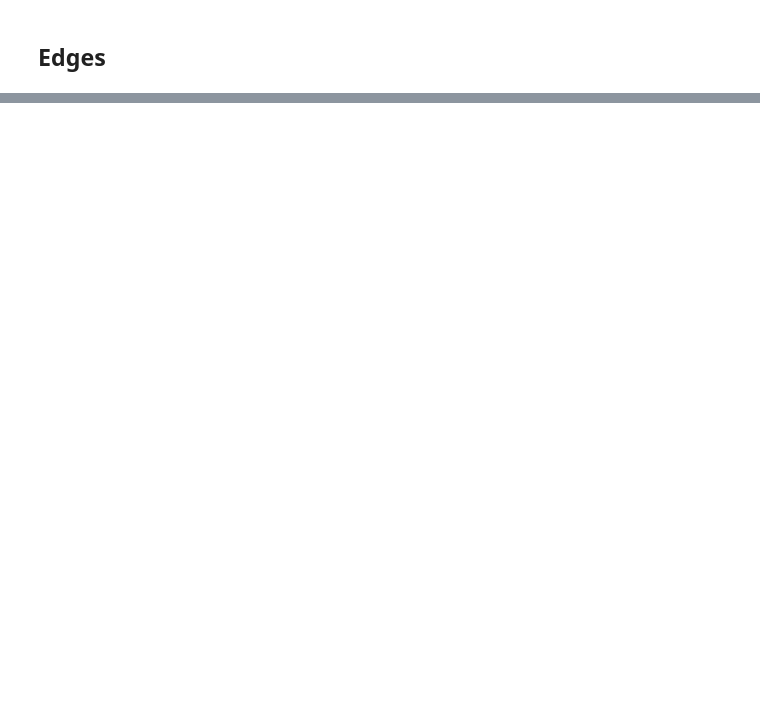
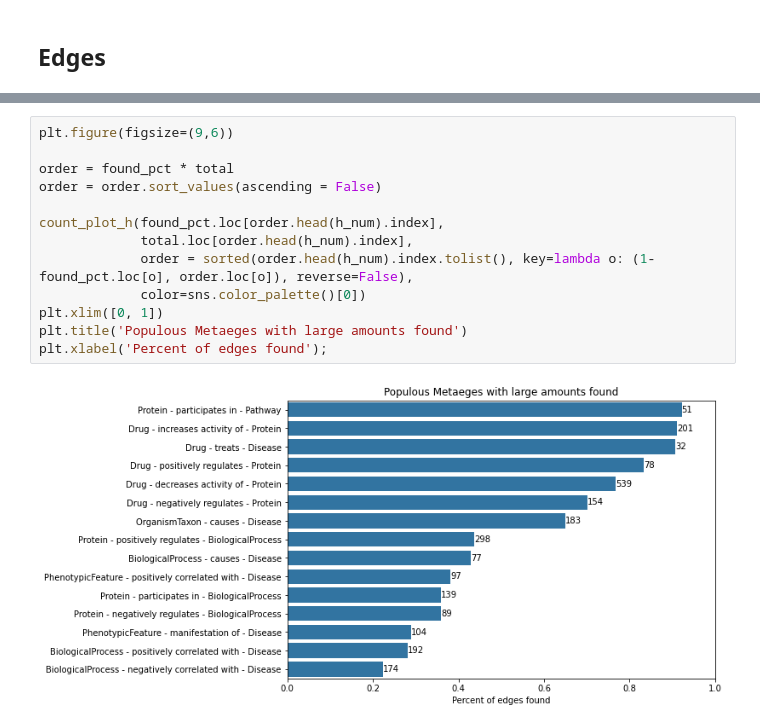
Before and after one commit to SuLab/DMDB_Analysis, a Jupyter notebook: 1_code/4_dmdb_bte_trapi_analysis.ipynb, the cells around one changed output, grey strips where cells are left out. Drawn from its saved outputs; the diff is of its cells as text; blank space fills up the shorter version.

```diff
--- a/1_code/4_dmdb_bte_trapi_analysis.ipynb
+++ b/1_code/4_dmdb_bte_trapi_analysis.ipynb
@@ -439,0 +345,15 @@ out
+# %%
+plt.figure(figsize=(9,6))
+
+order = found_pct * total
+order = order.sort_values(ascending = False)
+
+count_plot_h(found_pct.loc[order.head(h_num).index],
+             total.loc[order.head(h_num).index],
+             order = sorted(order.head(h_num).index.tolist(), key=lambda o: (1-found_pct.loc[o], order.loc[o]), reverse=False),
+             color=sns.color_palette()[0])
+plt.xlim([0, 1])
+plt.title('Populous Metaeges with large amounts found')
+plt.xlabel('Percent of edges found');
+# %% [output]
+[figure, added]
```
Also changed, not shown: parts of 86 cells of this notebook, 2 other files.
